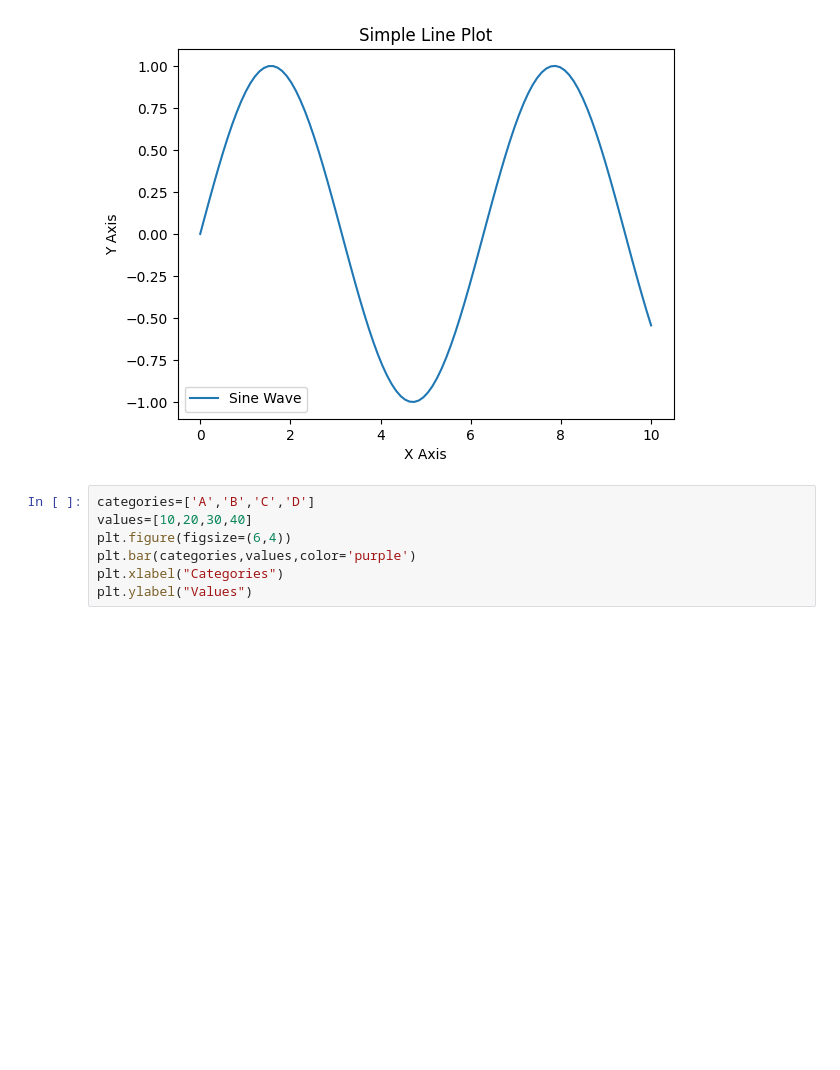
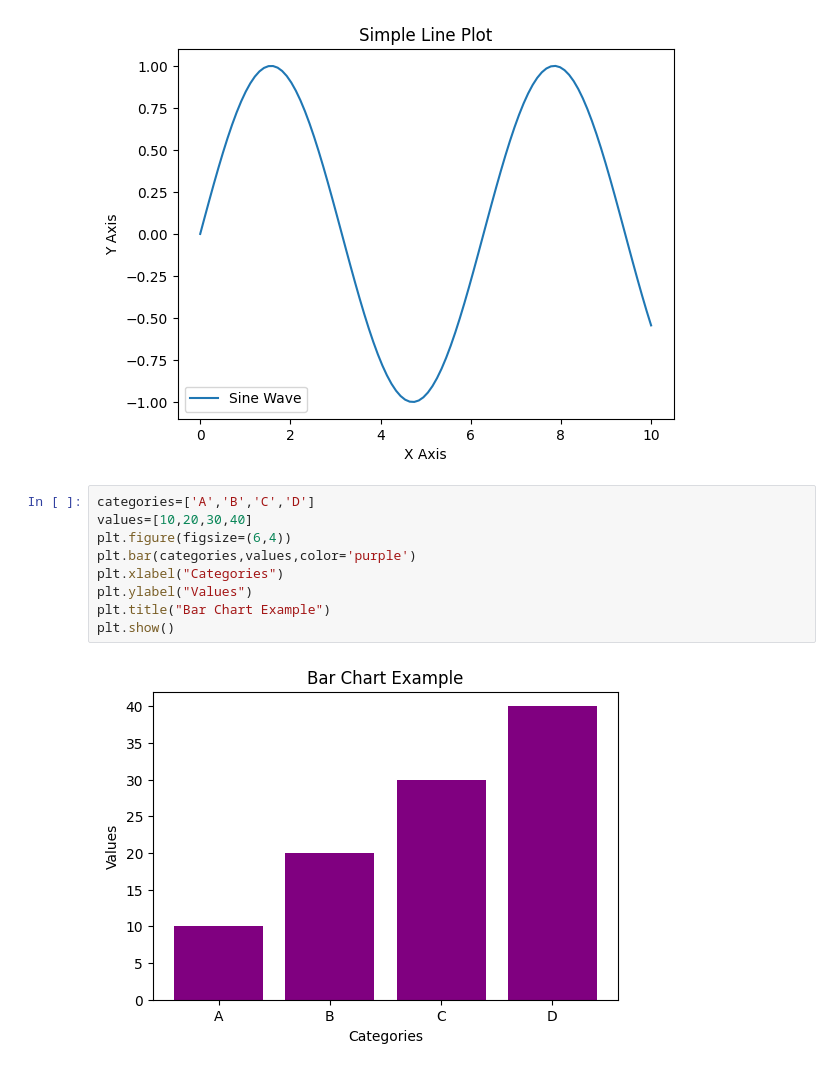
Before and after one commit to krish-crozz/Data-science-Data-visualization-, a Jupyter notebook: Data_visualization.ipynb, the cells around one changed output. Drawn from its saved outputs; the diff is of its cells as text; blank space fills up the shorter version.

```diff
--- a/Data_visualization.ipynb
+++ b/Data_visualization.ipynb
@@ -16,7 +16,11 @@ plt.show()
 # %%
 categories=['A','B','C','D']
 values=[10,20,30,40]
 plt.figure(figsize=(6,4))
 plt.bar(categories,values,color='purple')
 plt.xlabel("Categories")
 plt.ylabel("Values")
+plt.title("Bar Chart Example")
+plt.show()
+# %% [output]
+[figure, added]
```
Also changed, not shown: parts of 1 cell of this notebook.
